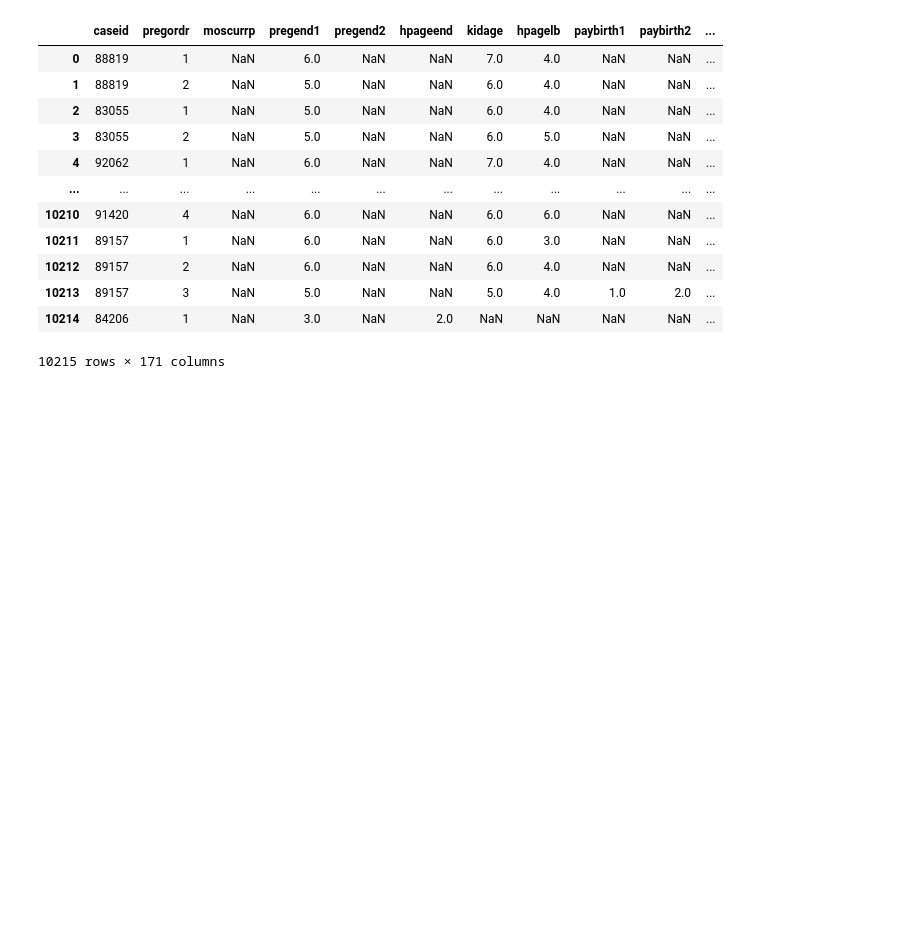
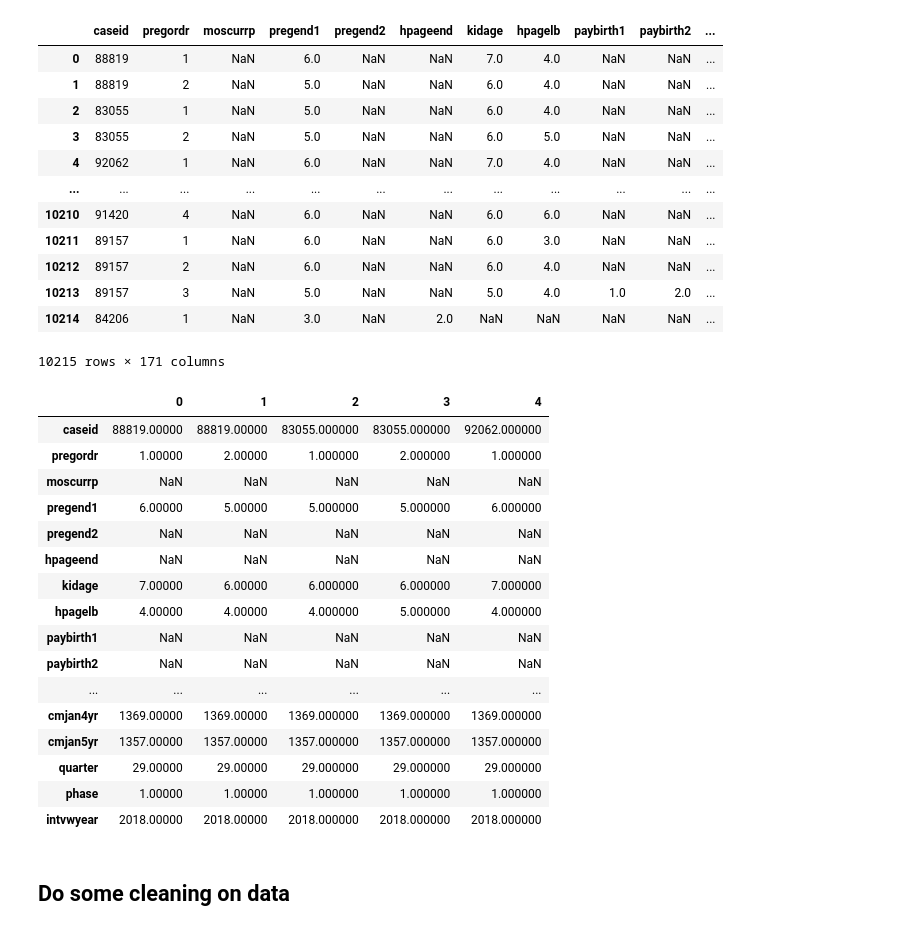
Before and after one commit to ashen007/National-Survey-of-Family-Growth, a Jupyter notebook: National Survey of Family Growth/Notebooks/pregnancy.ipynb, the cells around one changed output. Drawn from its saved outputs; the diff is of its cells as text; code cells hidden in the pictures; blank space fills up the shorter version.

Commit message:
do some cleaning

```diff
--- a/National Survey of Family Growth/Notebooks/pregnancy.ipynb
+++ b/National Survey of Family Growth/Notebooks/pregnancy.ipynb
@@ -15,7 +17,7 @@ def ReadFemPreg(dct_file, dat_file):
     :param dat_file: string file name
     :return: DataFrame
     """
-    dct = ReadStataDct(dct_file)
+    dct = rfwf.ReadStataDct(dct_file)
     df = dct.ReadFixedWidth(dat_file)
 
     return df
@@ -38,3 +40,26 @@ pregnancy_data
 | 10213 | 89157 | 3 | NaN | 5.0 | NaN | NaN | 5.0 | 4.0 | 1.0 | 2.0 | ... |
 | 10214 | 84206 | 1 | NaN | 3.0 | NaN | 2.0 | NaN | NaN | NaN | NaN | ... |
 10215 rows × 171 columns
+# %%
+pd.options.display.max_rows = 171
+pregnancy_data.head(5).T
+# %% [output]
+|  | 0 | 1 | 2 | 3 | 4 |
+| caseid | 88819.00000 | 88819.00000 | 83055.000000 | 83055.000000 | 92062.000000 |
+| pregordr | 1.00000 | 2.00000 | 1.000000 | 2.000000 | 1.000000 |
+| moscurrp | NaN | NaN | NaN | NaN | NaN |
+| pregend1 | 6.00000 | 5.00000 | 5.000000 | 5.000000 | 6.000000 |
+| pregend2 | NaN | NaN | NaN | NaN | NaN |
+| hpageend | NaN | NaN | NaN | NaN | NaN |
+| kidage | 7.00000 | 6.00000 | 6.000000 | 6.000000 | 7.000000 |
+| hpagelb | 4.00000 | 4.00000 | 4.000000 | 5.000000 | 4.000000 |
+| paybirth1 | NaN | NaN | NaN | NaN | NaN |
+| paybirth2 | NaN | NaN | NaN | NaN | NaN |
+| ... | ... | ... | ... | ... | ... |
+| cmjan4yr | 1369.00000 | 1369.00000 | 1369.000000 | 1369.000000 | 1369.000000 |
+| cmjan5yr | 1357.00000 | 1357.00000 | 1357.000000 | 1357.000000 | 1357.000000 |
+| quarter | 29.00000 | 29.00000 | 29.000000 | 29.000000 | 29.000000 |
+| phase | 1.00000 | 1.00000 | 1.000000 | 1.000000 | 1.000000 |
+| intvwyear | 2018.00000 | 2018.00000 | 2018.000000 | 2018.000000 | 2018.000000 |
+# %% [markdown]
+## Do some cleaning on data
```
Also changed, not shown: parts of 3 cells of this notebook, 1 other file.
